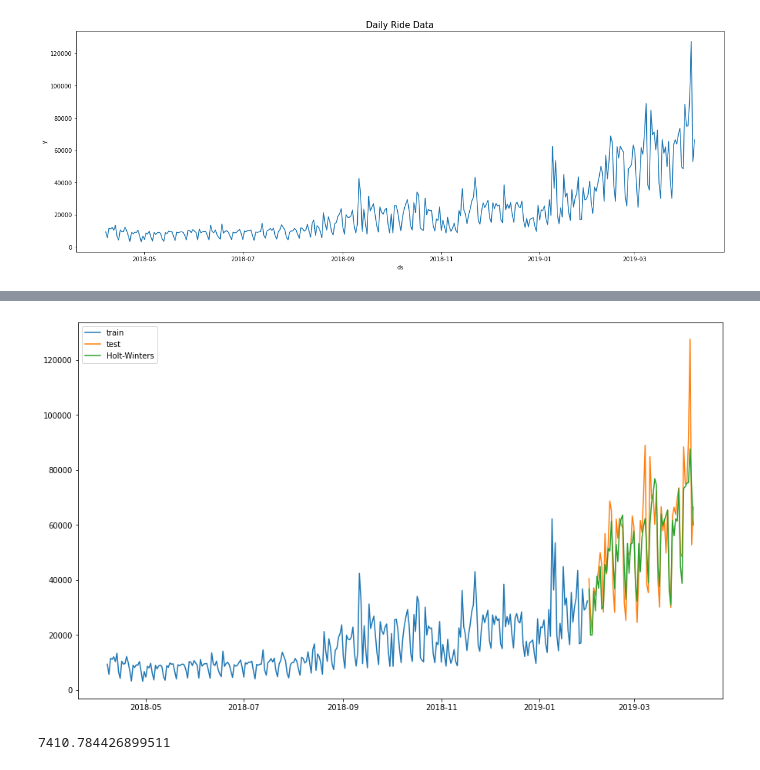
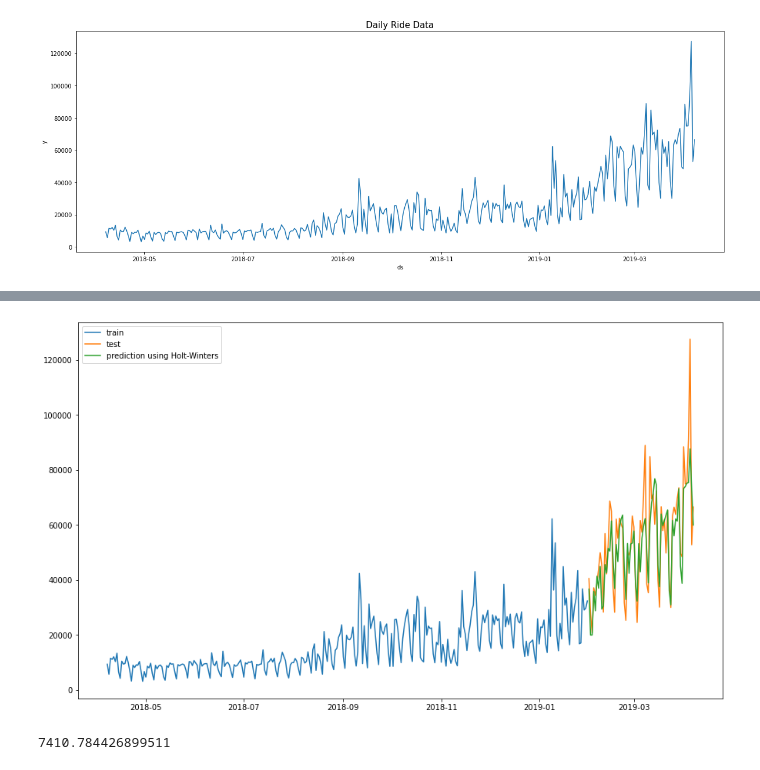
Before and after one commit to gxyd/problem_rapido, a Jupyter notebook: rapido_problem.ipynb, the cells around one changed output, grey strips where cells are left out. Cells and saved outputs as stored; diff of their text form; code cells hidden in the pictures.

```diff
--- a/rapido_problem.ipynb
+++ b/rapido_problem.ipynb
@@ -199,13 +163,13 @@ Length: 5888507, dtype: int64
 # %%
-def create_day_series(df):
-    day_df = pd.Series(df.groupby(["ts"]).size())
-    day_df.index = pd.DatetimeIndex(day_df.index)
-    day_df = day_df.resample("1D").apply(np.sum)
+def get_day_series(df):
+    df_day = pd.Series(df.groupby(["ts"]).size())
+    df_day.index = pd.DatetimeIndex(df_day.index)
+    df_day = df_day.resample("1D").apply(np.sum)
 
-    return day_df
+    return df_day
 
-day_df = create_day_series(df)
-day_df.head()
+df_day = get_day_series(df)
+df_day.head()
 # %% [output]
 ts
 2018-04-07     9328
@@ -391,21 +207,21 @@ plt.show()
 # %%
 from statsmodels.tsa.holtwinters import ExponentialSmoothing
 # %%
-train, test = day_df.iloc[:300], day_df.iloc[300:]
+train, test = df_day.iloc[:300], df_day.iloc[300:]
 # %%
-model = ExponentialSmoothing(day_df, seasonal='add',
+model = ExponentialSmoothing(df_day, seasonal='add',
                              seasonal_periods=7).fit()
 # %%
 pred = model.predict(start=test.index[0], end=test.index[-1])
 # %%
 plt.figure(figsize=(15, 9))
 plt.plot(train.index, train, label='train')
 plt.plot(test.index, test, label='test')
-plt.plot(pred.index, pred, label='Holt-Winters')
+plt.plot(pred.index, pred, label='prediction using Holt-Winters')
 plt.legend(loc='best')
 plt.show()
 # %% [output]
-[figure, old version]
+[figure, new version]
 # %%
 def mean_absolute_percentage_error(y_true, y_pred):
     y_true, y_pred = np.array(y_true), np.array(y_pred)
```
Also changed, not shown: parts of 47 cells of this notebook.
